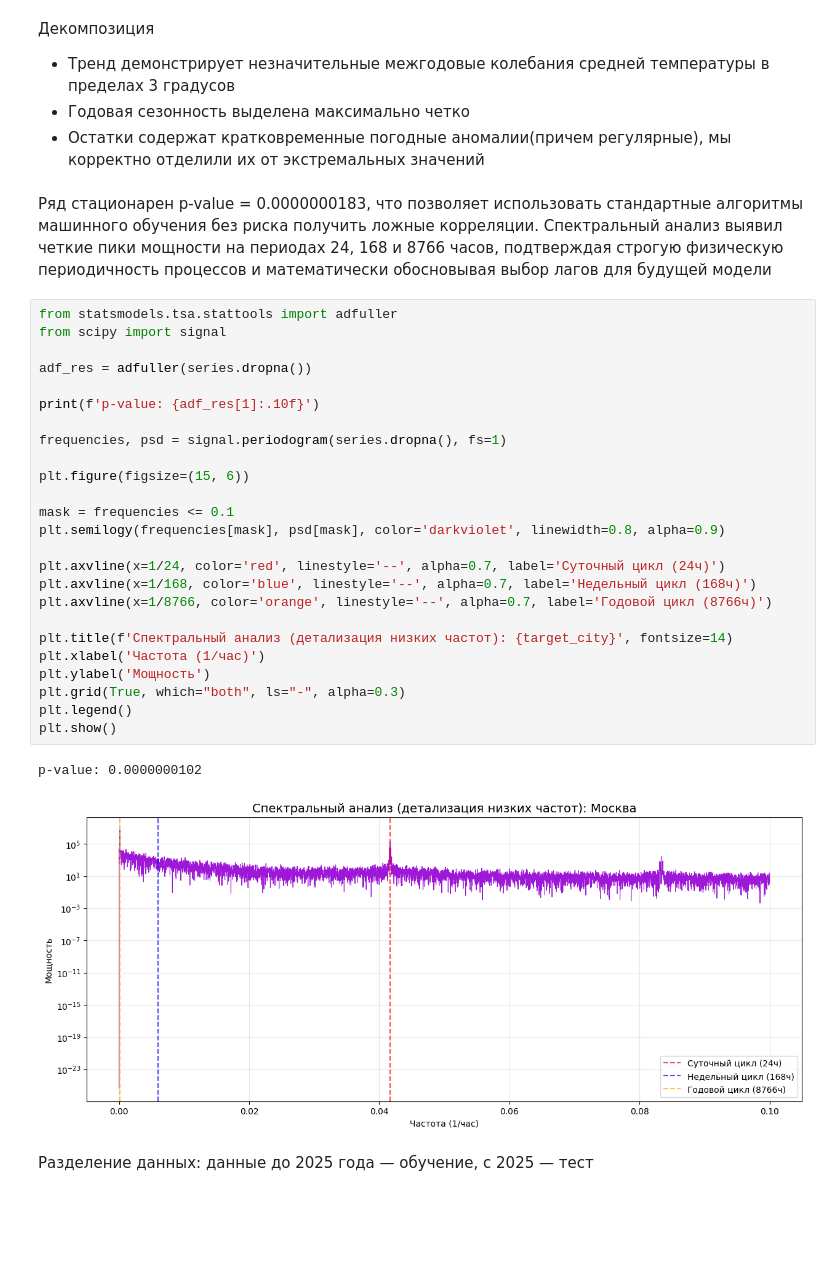
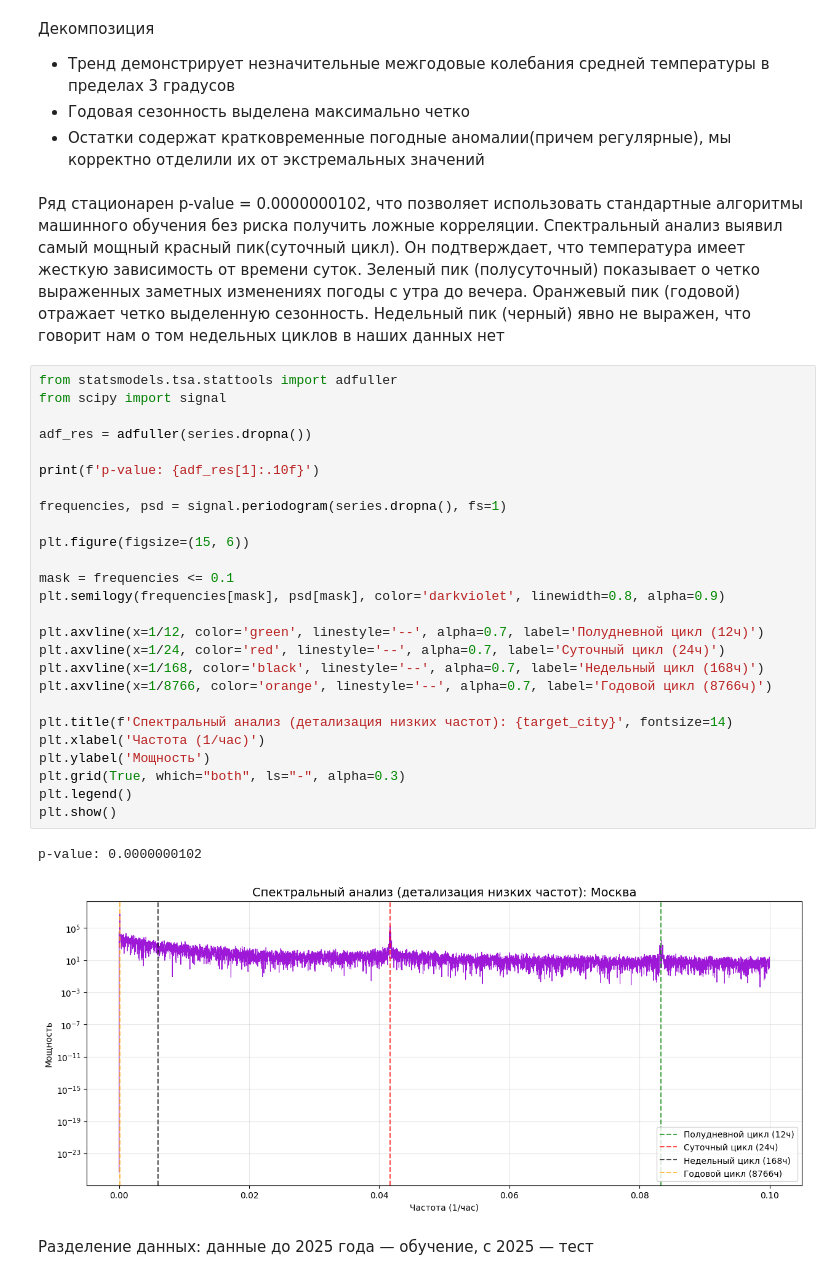
Before and after one commit to iszenzi/frameworks-python-2-lab-, a Jupyter notebook: main.ipynb, the cells around one changed output. Saved outputs shown, nothing was run; the diff lists cells and outputs as text; blank space fills up the shorter version.

```diff
--- a/main.ipynb
+++ b/main.ipynb
@@ -428,35 +426,36 @@ plt.show()
 - Годовая сезонность выделена максимально четко
 - Остатки содержат кратковременные погодные аномалии(причем регулярные), мы корректно отделили их от экстремальных значений
 # %% [markdown]
-Ряд стационарен p-value = 0.0000000183, что позволяет использовать стандартные алгоритмы машинного обучения без риска получить ложные корреляции. Спектральный анализ выявил четкие пики мощности на периодах 24, 168 и 8766 часов, подтверждая строгую физическую периодичность процессов и математически обосновывая выбор лагов для будущей модели
+Ряд стационарен p-value = 0.0000000102, что позволяет использовать стандартные алгоритмы машинного обучения без риска получить ложные корреляции. Спектральный анализ выявил самый мощный красный пик(суточный цикл). Он подтверждает, что температура имеет жесткую зависимость от времени суток. Зеленый пик (полусуточный) показывает о четко выраженных заметных изменениях погоды с утра до вечера. Оранжевый пик (годовой) отражает четко выделенную сезонность. Недельный пик (черный) явно не выражен, что говорит нам о том недельных циклов в наших данных нет
 # %%
 from statsmodels.tsa.stattools import adfuller
 from scipy import signal
 
 adf_res = adfuller(series.dropna())
 
 print(f'p-value: {adf_res[1]:.10f}')
 
 frequencies, psd = signal.periodogram(series.dropna(), fs=1)
 
 plt.figure(figsize=(15, 6))
 
 mask = frequencies <= 0.1
 plt.semilogy(frequencies[mask], psd[mask], color='darkviolet', linewidth=0.8, alpha=0.9)
 
+plt.axvline(x=1/12, color='green', linestyle='--', alpha=0.7, label='Полудневной цикл (12ч)')
 plt.axvline(x=1/24, color='red', linestyle='--', alpha=0.7, label='Суточный цикл (24ч)')
-plt.axvline(x=1/168, color='blue', linestyle='--', alpha=0.7, label='Недельный цикл (168ч)')
+plt.axvline(x=1/168, color='black', linestyle='--', alpha=0.7, label='Недельный цикл (168ч)')
 plt.axvline(x=1/8766, color='orange', linestyle='--', alpha=0.7, label='Годовой цикл (8766ч)')
 
 plt.title(f'Спектральный анализ (детализация низких частот): {target_city}', fontsize=14)
 plt.xlabel('Частота (1/час)')
 plt.ylabel('Мощность')
 plt.grid(True, which="both", ls="-", alpha=0.3)
 plt.legend()
 plt.show()
 # %% [output]
 p-value: 0.0000000102
-[figure, old version]
+[figure, new version]
 # %% [markdown]
 Разделение данных: данные до 2025 года — обучение, с 2025 — тест
 # %%
```
Also changed, not shown: parts of 17 cells of this notebook.
